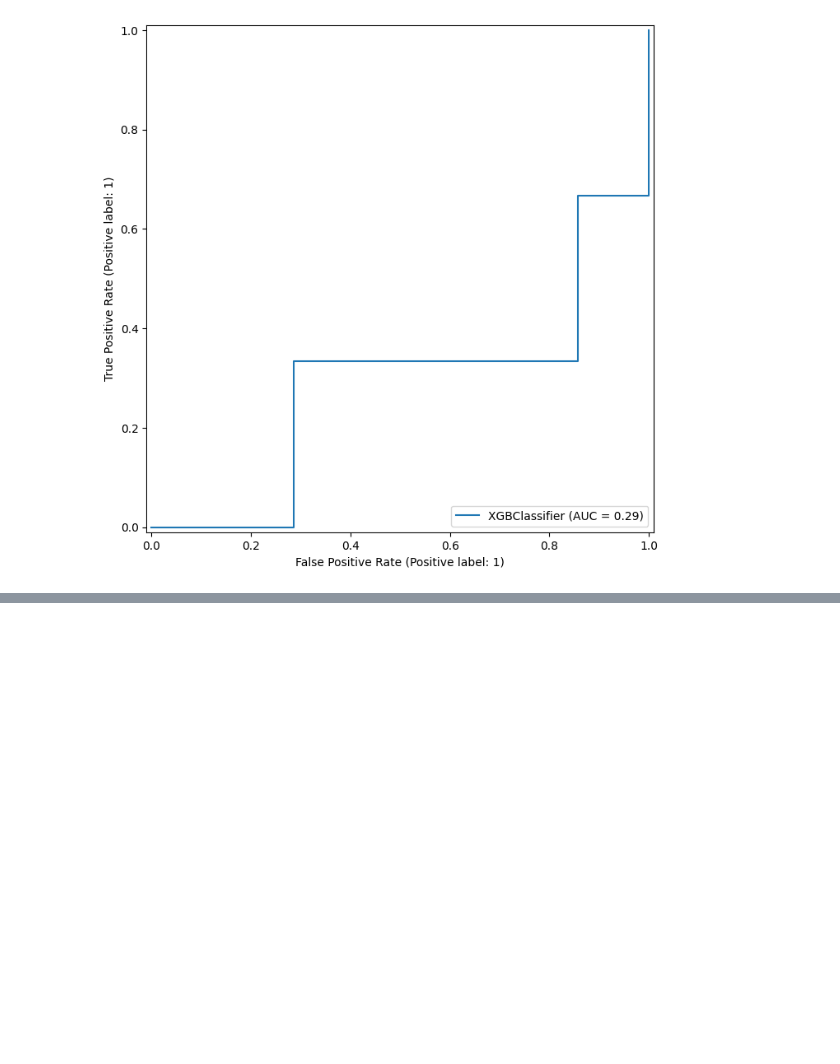
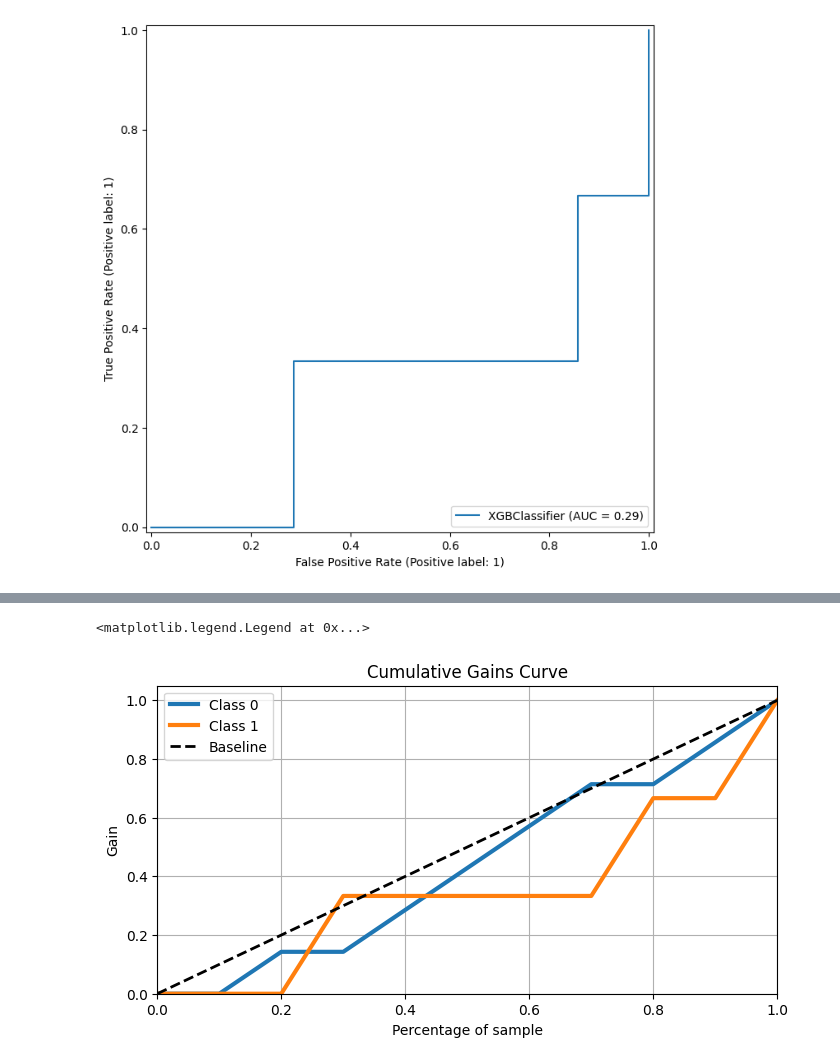
Before and after one commit to kamil0920/football_result_prediction-v2, a Jupyter notebook: src/evaluation/model_evaluation.ipynb, the cells around one changed output, grey strips where cells are left out. Cells and saved outputs as stored; diff of their text form; code cells hidden in the pictures; blank space fills up the shorter version.

```diff
--- a/src/evaluation/model_evaluation.ipynb
+++ b/src/evaluation/model_evaluation.ipynb
@@ -66,0 +111,11 @@ np.float64(0.333)
+# %%
+import scikitplot
+fig, ax = plt.subplots(figsize=(8, 4))
+y_probs = xg.predict_proba(X_tst)
+scikitplot.metrics.plot_cumulative_gain(y_tst, y_probs, ax=ax)
+ax.set_ylim(0, 1.05)
+# ax.annotate('Reach 60% of\nClass 1\nby contacting top 35%', xy=(.35, .6), xytext=(.55,.25), arrowprops={'color':'k'})
+ax.legend()
+# %% [output]
+<matplotlib.legend.Legend at 0x...>
+[figure, added]
```
Also changed, not shown: parts of 7 cells of this notebook, 5 other files.
